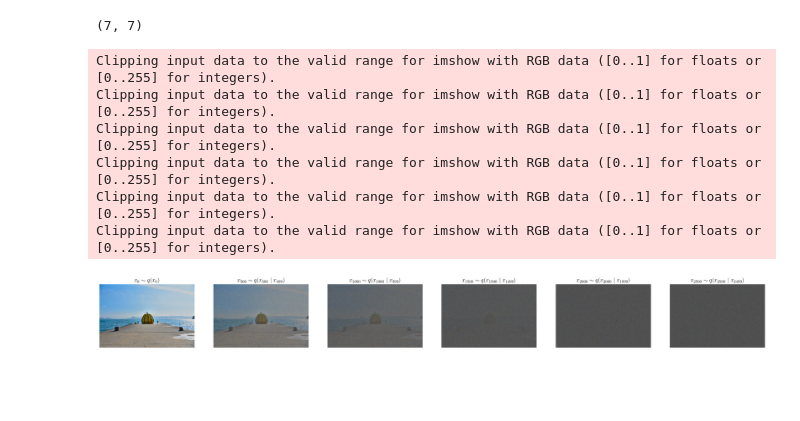
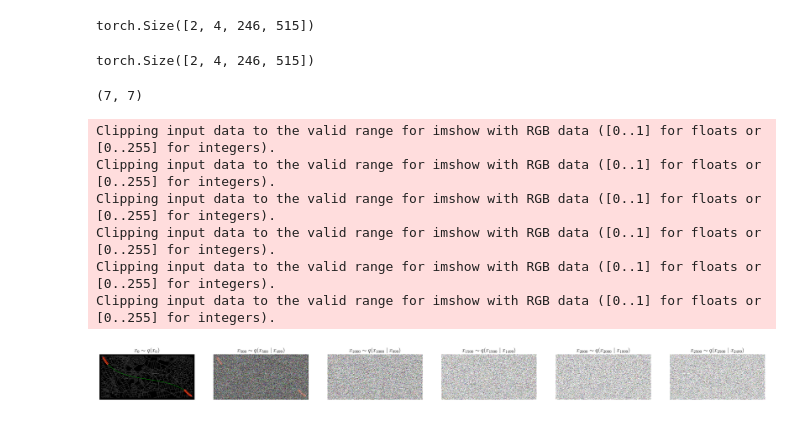
Before and after one commit to liopeer/diffusionmodels, a Jupyter notebook: examples/forward_process.ipynb, the cells around one changed output. Cells and saved outputs as stored; diff of their text form; code cells hidden in the pictures; blank space fills up the shorter version.

Commit message:
updates to forward diff

```diff
--- a/examples/forward_process.ipynb
+++ b/examples/forward_process.ipynb
@@ -23,3 +11,8 @@ noisies = [noiser.forward(batch[0], i*500).cpu().permute(1,2,0) for i in range(7
+# %%
+img = "/home/pel1yh/Pictures/output7.png"
+img2 = "/home/pel1yh/Pictures/output8.png"
+img = read_image(img) / 255
+img2 = read_image(img2) / 255
 # %%
 img.shape
 # %% [output]
@@ -26,0 +20,2 @@ torch.Size([3, 4016, 6016])
+# %%
+batch = torch.stack([img, img], dim=0)
@@ -27,3 +26,18 @@ torch.Size([3, 4016, 6016])
+# %%
+device = torch.device("cuda")
+
+noiser = ForwardDiffusion(timesteps=5000).to(device)
+batch = batch.to(device)
+# %%
+noisies = [noiser.forward(batch[0], i*500).permute(1,2,0) for i in range(7)]
+# %%
+batch.shape
+# %% [output]
+torch.Size([2, 4, 246, 515])
+# %%
+noiser.forward(batch, 4000).shape
+# %% [output]
+torch.Size([2, 4, 246, 515])
 # %%
 plt.rcParams.update({
     "text.usetex": True,
@@ -42,16 +56,16 @@ len(noisies), len(blub)
 # %%
 fig, ax = plt.subplots(1,6,figsize=(25,5))
 for i, (elem, title) in enumerate(zip(noisies[:-1], blub[:-1])):
-    ax[i].imshow(elem)
+    ax[i].imshow(elem.cpu())
     ax[i].axis("off")
     ax[i].set_title(title)
 fig.show()
 # %% [output]
 Clipping input data to the valid range for imshow with RGB data ([0..1] for floats or [0..255] for integers).
 Clipping input data to the valid range for imshow with RGB data ([0..1] for floats or [0..255] for integers).
 Clipping input data to the valid range for imshow with RGB data ([0..1] for floats or [0..255] for integers).
 Clipping input data to the valid range for imshow with RGB data ([0..1] for floats or [0..255] for integers).
 Clipping input data to the valid range for imshow with RGB data ([0..1] for floats or [0..255] for integers).
 Clipping input data to the valid range for imshow with RGB data ([0..1] for floats or [0..255] for integers).
-[figure, old version]
+[figure, new version]
 # %%
```
Also changed, not shown: parts of 6 cells of this notebook, 2 other files.
